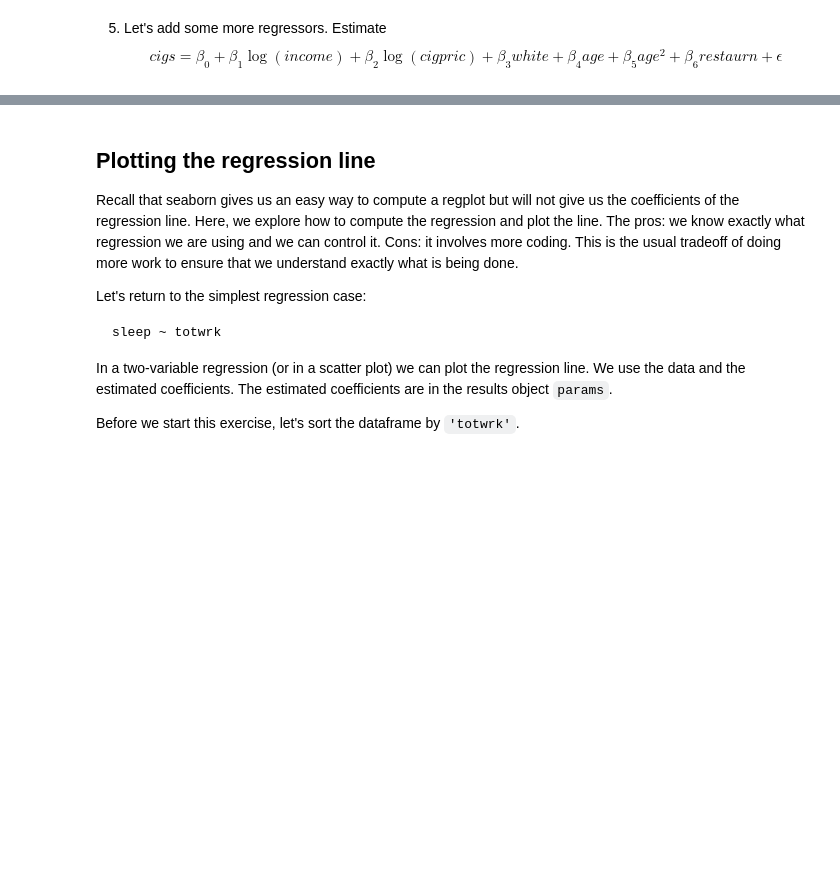
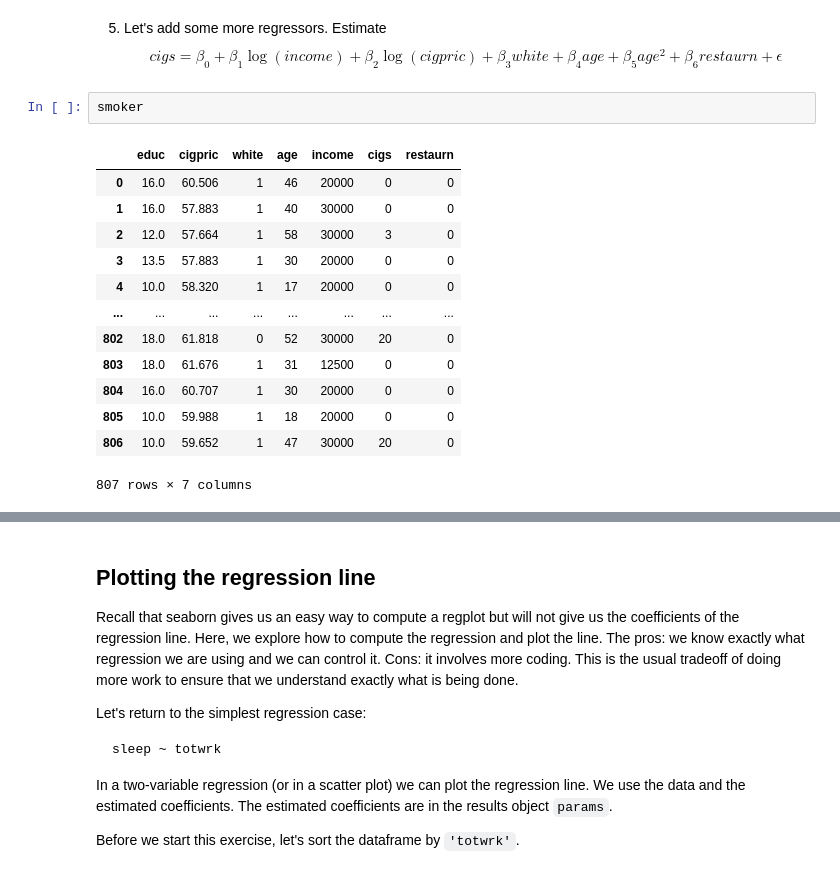
Before and after one commit to messymoose/ECON570, a Jupyter notebook: Lectures/10_21_ols.ipynb, the cells around one changed output, grey strips where cells are left out. Cells and saved outputs as stored; diff of their text form; blank space fills up the shorter version.

```diff
--- a/Lectures/10_21_ols.ipynb
+++ b/Lectures/10_21_ols.ipynb
@@ -300,3 +326,19 @@ Note: If you have not had econometrics yet, this probably doesn't make much sens
 # %% [markdown]
 5. Let's add some more regressors. Estimate
 $$ cigs = \beta_0 + \beta_1 \log(income) + \beta_2 \log(cigpric) + \beta_3 white + \beta_4 age + \beta_5 age^2 + \beta_6 restaurn + \epsilon$$
+# %%
+smoker
+# %% [output]
+|  | educ | cigpric | white | age | income | cigs | restaurn |
+| 0 | 16.0 | 60.506 | 1 | 46 | 20000 | 0 | 0 |
+| 1 | 16.0 | 57.883 | 1 | 40 | 30000 | 0 | 0 |
+| 2 | 12.0 | 57.664 | 1 | 58 | 30000 | 3 | 0 |
+| 3 | 13.5 | 57.883 | 1 | 30 | 20000 | 0 | 0 |
+| 4 | 10.0 | 58.320 | 1 | 17 | 20000 | 0 | 0 |
+| ... | ... | ... | ... | ... | ... | ... | ... |
+| 802 | 18.0 | 61.818 | 0 | 52 | 30000 | 20 | 0 |
+| 803 | 18.0 | 61.676 | 1 | 31 | 12500 | 0 | 0 |
+| 804 | 16.0 | 60.707 | 1 | 30 | 20000 | 0 | 0 |
+| 805 | 10.0 | 59.988 | 1 | 18 | 20000 | 0 | 0 |
+| 806 | 10.0 | 59.652 | 1 | 47 | 30000 | 20 | 0 |
+807 rows × 7 columns
```
Also changed, not shown: parts of 4 cells of this notebook, 4 other files.
